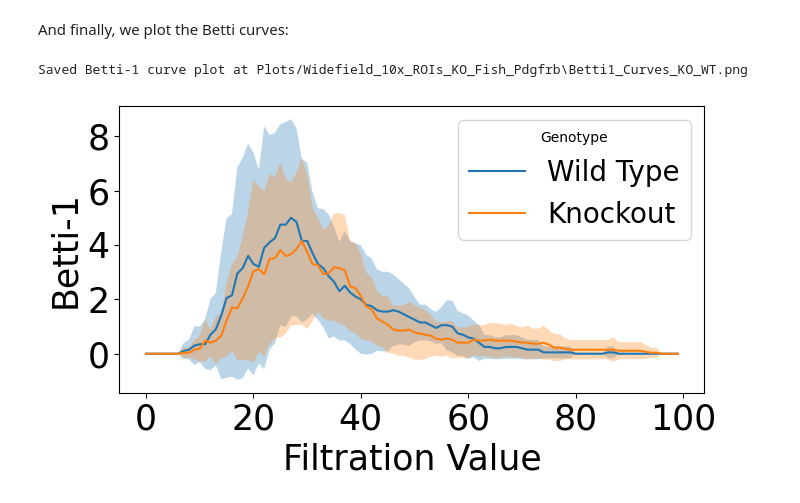
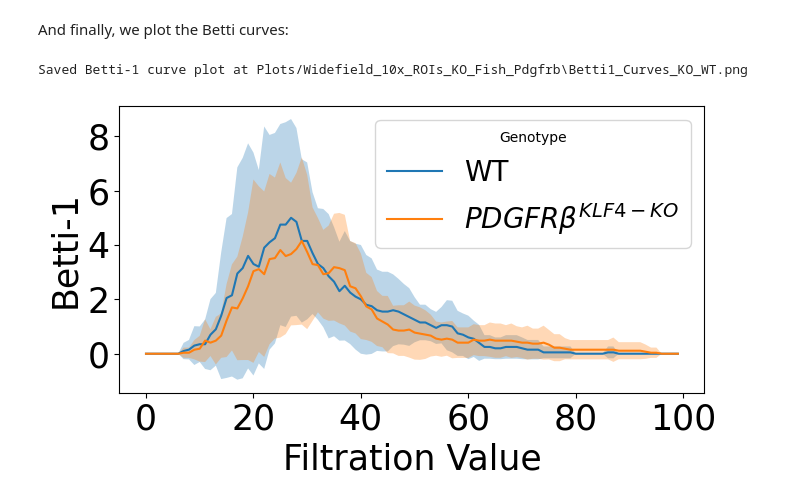
Before and after one commit to daniel-manrique/Stroke_PDGFR-B_Reactivity, a Jupyter notebook: Widefield_10x_ROIs_KO_Pdgfrb_TDA.ipynb, the cells around one changed output. Drawn from its saved outputs; the diff is of its cells as text; code cells hidden in the pictures.

```diff
--- a/Widefield_10x_ROIs_KO_Pdgfrb_TDA.ipynb
+++ b/Widefield_10x_ROIs_KO_Pdgfrb_TDA.ipynb
@@ -477,8 +459,8 @@ Now, we plot and save the Betti curves.
 # %%
 # Define custom legend labels
 legend_labels = {
-    'WT': 'Wild Type',
-    'KO': 'Knockout'
+    'WT': 'WT',
+    'KO': '$PDGFRβ^{KLF4-KO}$'
 }
 
 def plot_aggregated_betti_curves(mean_curves_by_genotype, std_curves_by_genotype, save_directory, legend_labels):
@@ -573,33 +555,33 @@ def plot_aggregated_betti_curves(mean_curves_by_genotype, std_curves_by_genotype
 
     for genotype, mean_curve in mean_curves_by_genotype.items():
         std_curve = std_curves_by_genotype[genotype]
         label = legend_labels.get(genotype, genotype)  # Get custom label or use the genotype as default
         plt.plot(mean_curve, label=label)
         plt.fill_between(range(len(mean_curve)), mean_curve - std_curve, mean_curve + std_curve, alpha=0.3)
 
     plt.xlabel("Filtration Value", fontsize=25)
     plt.ylabel("Betti-1", fontsize=25)
     plt.xticks(fontsize=25)
     plt.yticks(fontsize=25)
     plt.legend(title="Genotype", fontsize=20)
     plt.title("", fontsize=25)
     plt.tight_layout()
 
     plot_path = os.path.join(save_directory, "Betti1_Curves_KO_WT.png")
     plt.savefig(plot_path)
     print(f"Saved Betti-1 curve plot at {plot_path}")
 
     plt.show()
     plt.close()
 
 # Define custom legend labels
 legend_labels = {
-    'WT': 'Wild Type',
-    'KO': 'Knockout'
+    'WT': 'WT',
+    'KO': '$PDGFRβ^{KLF4-KO}$'
 }
 
 save_directory = "Plots/Widefield_10x_ROIs_KO_Fish_Pdgfrb"  # Update this path
 plot_aggregated_betti_curves(mean_curves_by_genotype, std_curves_by_genotype, save_directory, legend_labels)
 # %% [output]
 Saved Betti-1 curve plot at Plots/Widefield_10x_ROIs_KO_Fish_Pdgfrb\Betti1_Curves_KO_WT.png
-[figure, old version]
+[figure, new version]
```
Also changed, not shown: parts of 8 cells of this notebook, 5 other files.
